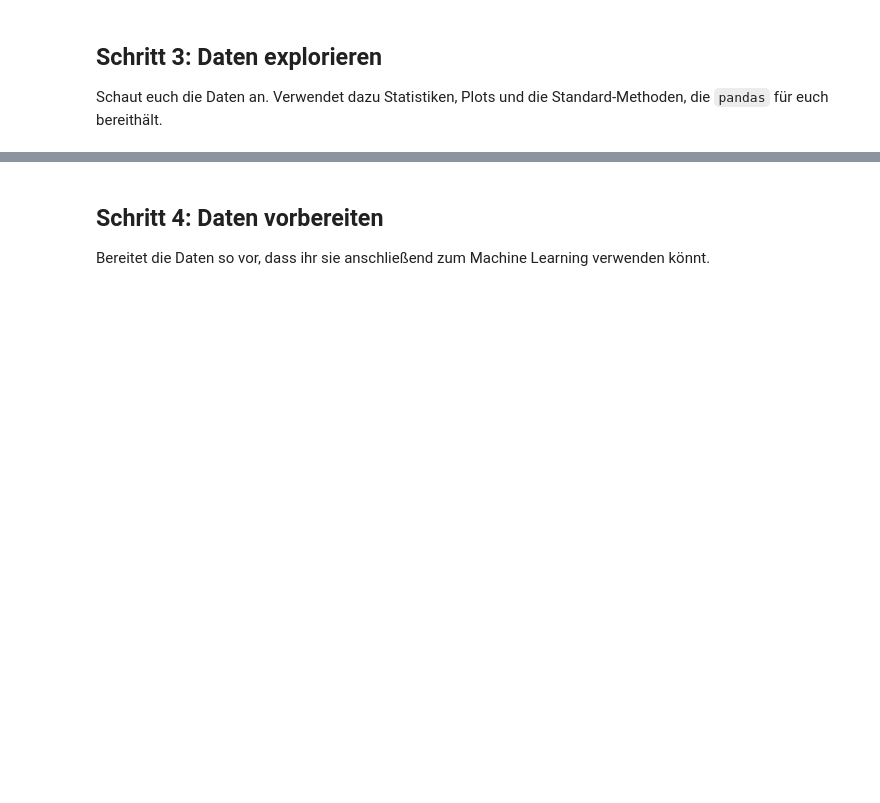
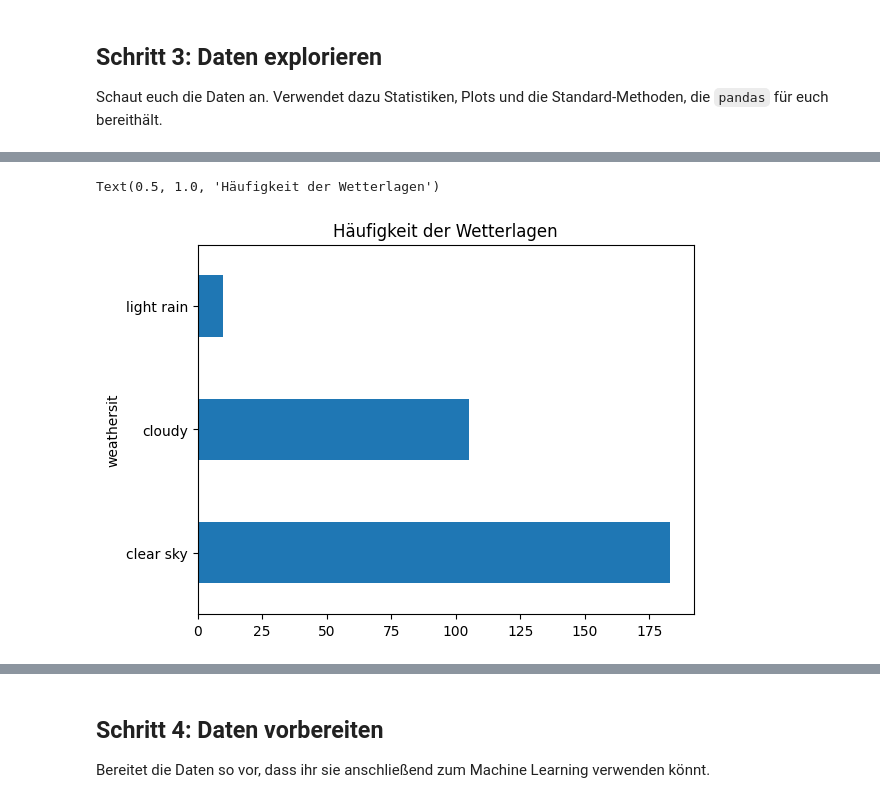
Before and after one commit to SimonLantschner/data-science-ue-ct, a Jupyter notebook: notebooks/04_supervised_regression.ipynb, the cells around one changed output, grey strips where cells are left out. Saved outputs shown, nothing was run; the diff lists cells and outputs as text; code cells hidden in the pictures; blank space fills up the shorter version.

```diff
--- a/notebooks/04_supervised_regression.ipynb
+++ b/notebooks/04_supervised_regression.ipynb
@@ -35,0 +112,7 @@ Schaut euch die Daten an. Verwendet dazu Statistiken, Plots und die Standard-Met
+# %%
+# Häufigkeit der Wetterlagen ansehen (relevant für die Frage "wenn es morgen regnet")
+data["weathersit"].value_counts().plot(kind="barh")
+plt.title("Häufigkeit der Wetterlagen")
+# %% [output]
+Text(0.5, 1.0, 'Häufigkeit der Wetterlagen')
+[figure, added]
```
Also changed, not shown: parts of 21 cells of this notebook.
